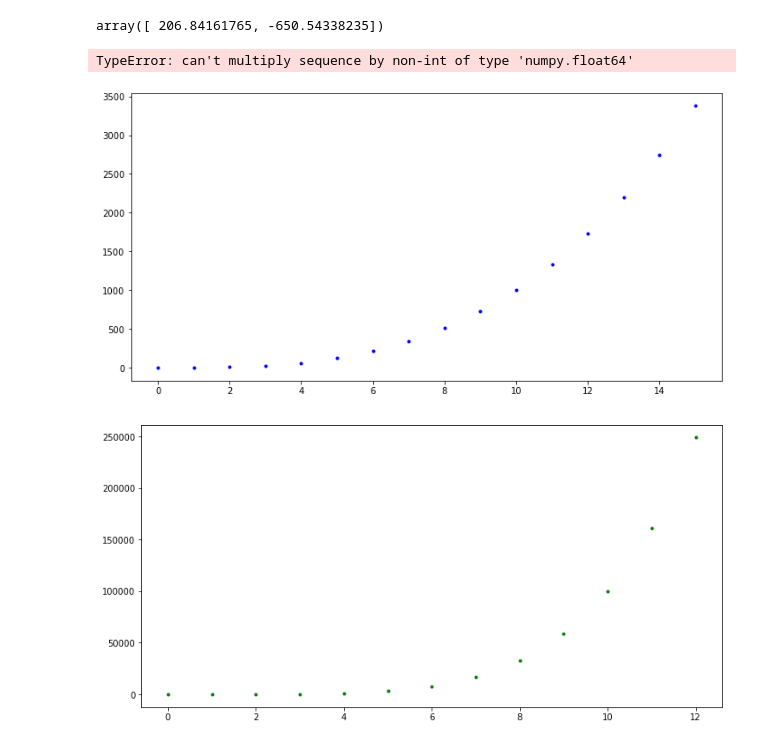
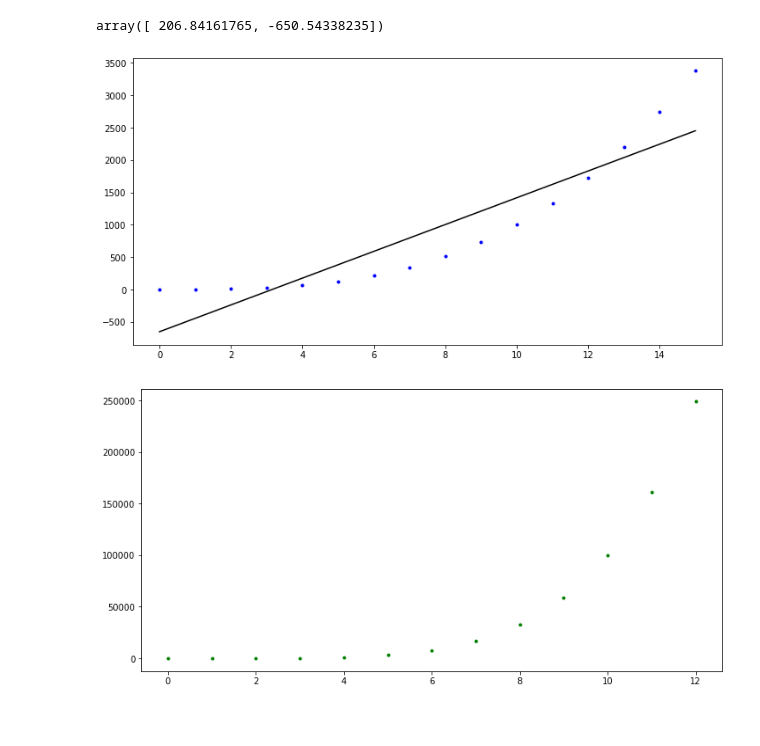
Before and after one commit to LauraBrogan/2022-MLS-Assessment, a Jupyter notebook: Regular Tasks/parameters-task.ipynb, the cells around one changed output. Saved outputs shown, nothing was run; the diff lists cells and outputs as text; code cells hidden in the pictures.

```diff
--- a/Regular Tasks/parameters-task.ipynb
+++ b/Regular Tasks/parameters-task.ipynb
@@ -50,15 +51,14 @@ array([ 206.84161765, -650.54338235])
 # %%
 # Create a plot.
 fig, ax = plt.subplots(figsize=(12,6))
 
 # Plot x vs y.
 ax.plot(x1, y1, 'b.')
 
 # Plot x vs parameters on x.
-ax.plot(x1, params[0] * x1 + params[1], 'b-');
+ax.plot(x1, np.polyval(params, x1), 'k-');
 # %% [output]
-TypeError: can't multiply sequence by non-int of type 'numpy.float64'
-[figure, old version]
+[figure, new version]
 # %%
 #Data Set 2:
 
```
Also changed, not shown: parts of 5 cells of this notebook, 1 other file.
